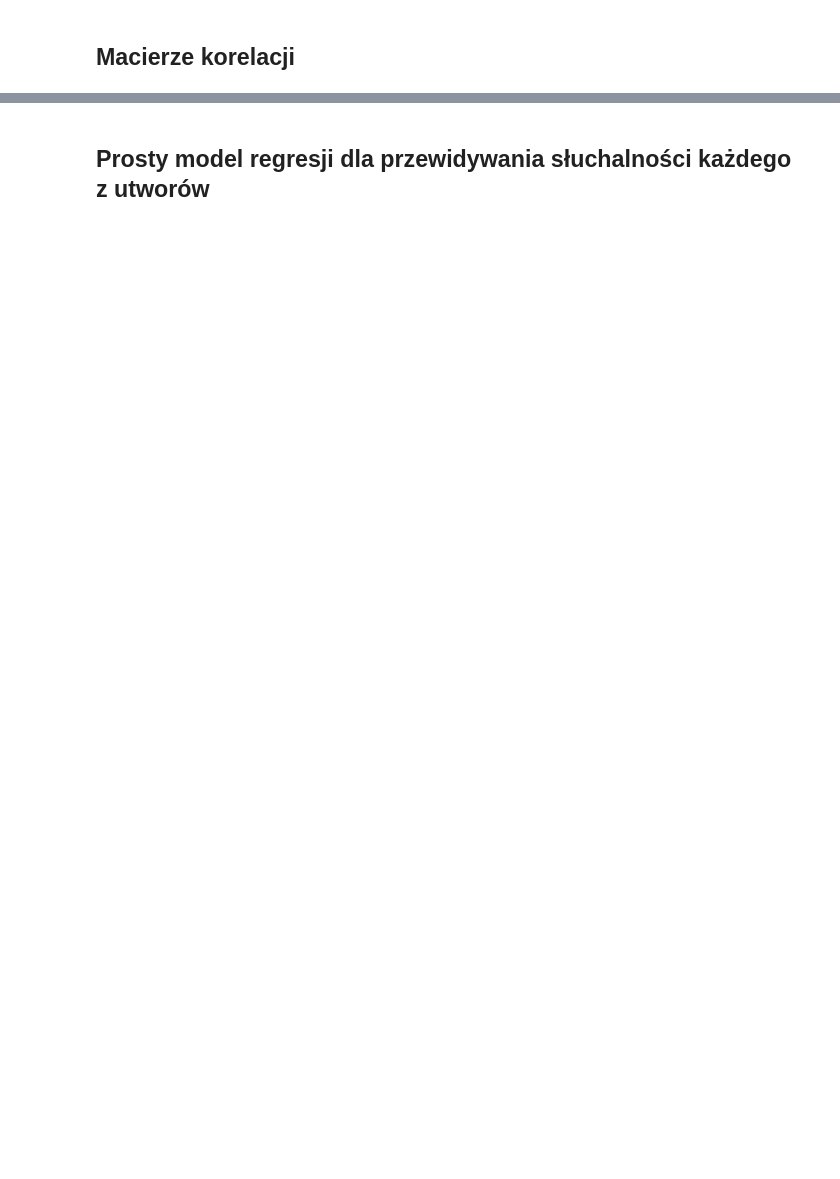
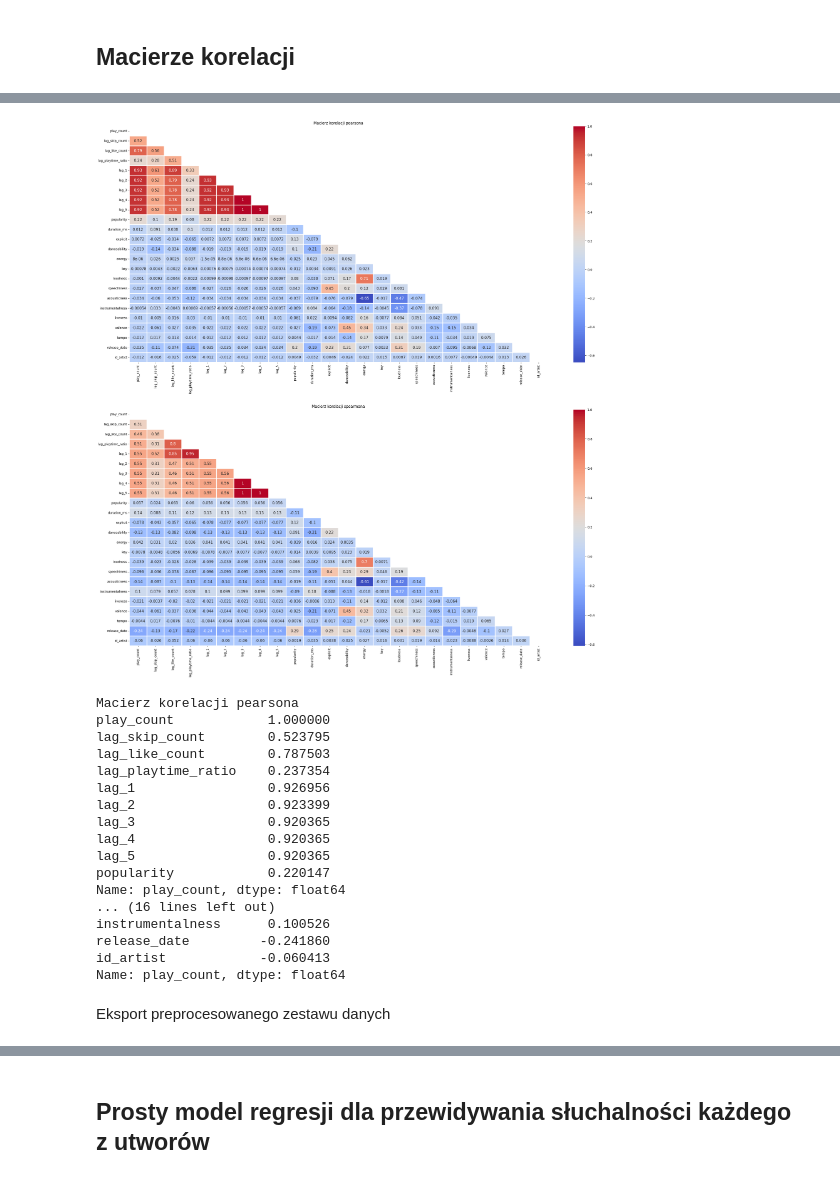
Before and after one commit to Kieru18/Next-Week-s-Top-Tracks, a Jupyter notebook: features/feature_engineering_v2.ipynb, the cells around one changed output, grey strips where cells are left out. Cells and saved outputs as stored; diff of their text form; code cells hidden in the pictures; blank space fills up the shorter version.

```diff
--- a/features/feature_engineering_v2.ipynb
+++ b/features/feature_engineering_v2.ipynb
@@ -342,0 +220,59 @@ AttributeError: QuadMesh.set() got an unexpected keyword argument 'method'
+# %%
+full_df = full_df.drop(['like_count', 'playtime_ratio', 'skip_count'], axis=1)
+fig, axes = plt.subplots(2, 1, figsize=(30, 30))
+
+correlation_matrix1 = full_df.drop(['track_id', 'week'], axis=1).corr('pearson')
+
+ax = sns.heatmap(
+    correlation_matrix1,
+    annot=True,
+    annot_kws={"fontsize": 12},
+    mask=np.triu(correlation_matrix1),
+    linewidths=2,
+    cmap="coolwarm",
+    ax=axes[0]
+)
+axes[0].set_title('Macierz korelacji pearsona')
+
+
+correlation_matrix2 = full_df.drop(['track_id', 'week'], axis=1).corr('spearman')
+
+ax = sns.heatmap(
+    correlation_matrix2,
+    annot=True,
+    annot_kws={"fontsize": 12},
+    mask=np.triu(correlation_matrix2),
+    linewidths=2,
+    cmap="coolwarm",
+    ax=axes[1]
+)
+axes[1].set_title('Macierz korelacji spearmana')
+
+plt.show()
+
+print('Macierz korelacji pearsona')
+print(correlation_matrix1[abs(correlation_matrix1['play_count']) > 0.05]['play_count'])
+
+print('Macierz korelacji spearmana')
+print(correlation_matrix2[abs(correlation_matrix2['play_count']) > 0.05]['play_count'])
+# %% [output]
+[figure, added]
+Macierz korelacji pearsona
+play_count            1.000000
+lag_skip_count        0.523795
+lag_like_count        0.787503
+lag_playtime_ratio    0.237354
+lag_1                 0.926956
+lag_2                 0.923399
+lag_3                 0.920365
+lag_4                 0.920365
+lag_5                 0.920365
+popularity            0.220147
+Name: play_count, dtype: float64
+... (16 lines left out)
+instrumentalness      0.100526
+release_date         -0.241860
+id_artist            -0.060413
+Name: play_count, dtype: float64
+# %% [markdown]
+Eksport preprocesowanego zestawu danych
```
Also changed, not shown: parts of 10 cells of this notebook.
